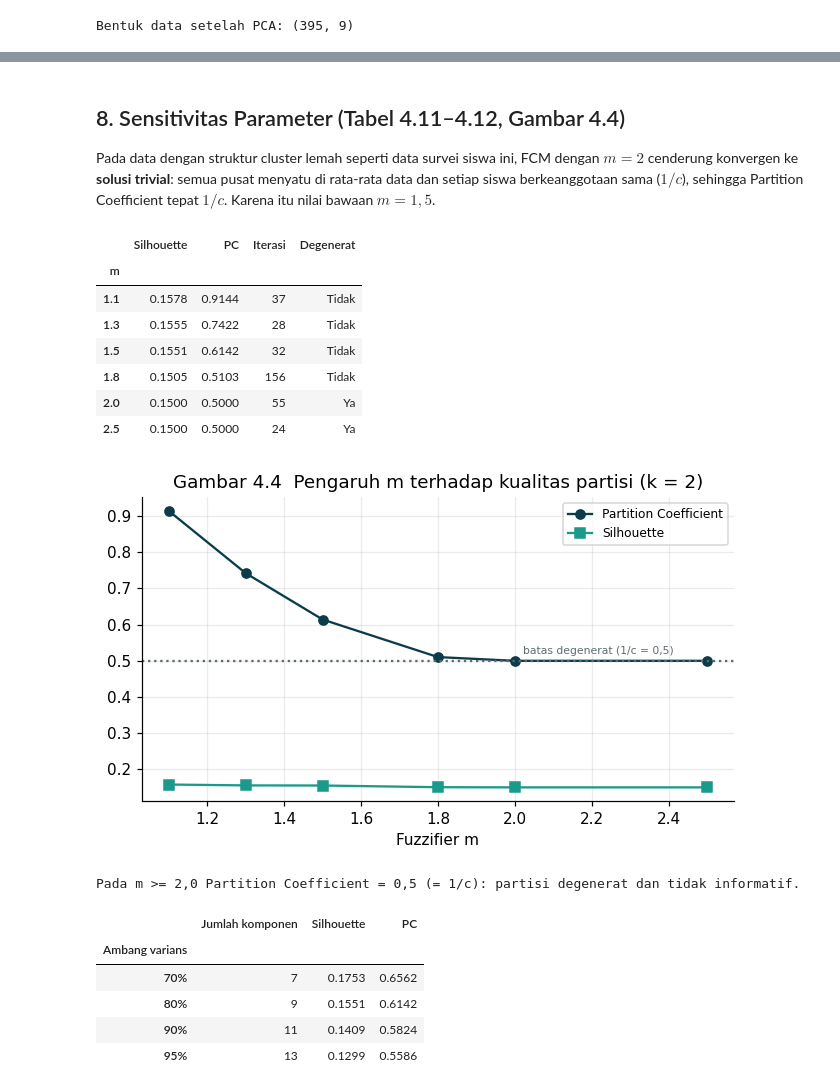
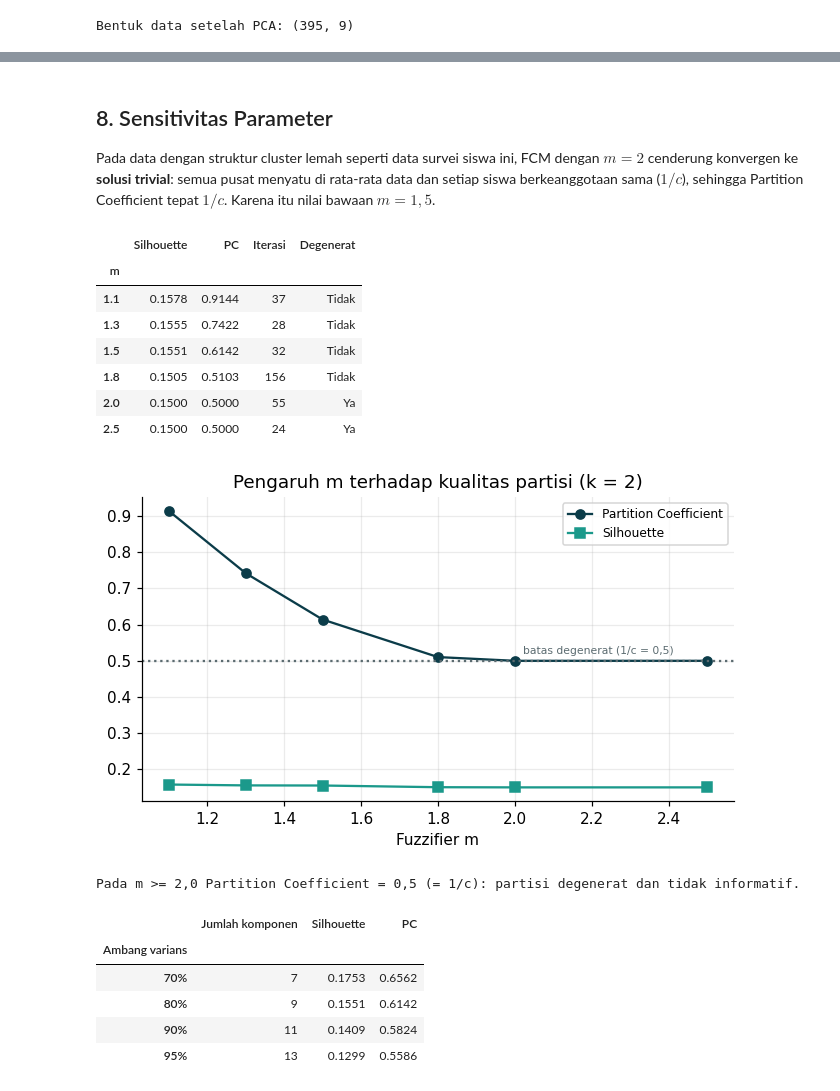
Before and after one commit to Nanda-0101/PROJECT_FUZZY, a Jupyter notebook: notebook/FCM_PCA_Notebook.ipynb, the cells around one changed output, grey strips where cells are left out. Cells and saved outputs as stored; diff of their text form; code cells hidden in the pictures.

```diff
--- a/notebook/FCM_PCA_Notebook.ipynb
+++ b/notebook/FCM_PCA_Notebook.ipynb
@@ -573,30 +557,30 @@ k otomatis (Silhouette tertinggi) = 2  |  k yang dipakai = 2
 # %% [markdown]
-## 8. Sensitivitas Parameter (Tabel 4.11–4.12, Gambar 4.4)
+## 8. Sensitivitas Parameter
 Pada data dengan struktur cluster lemah seperti data survei siswa ini, FCM dengan $m=2$ cenderung konvergen ke **solusi trivial**: semua pusat menyatu di rata-rata data dan setiap siswa berkeanggotaan sama ($1/c$), sehingga Partition Coefficient tepat $1/c$. Karena itu nilai bawaan $m=1{,}5$.
 # %%
 def fit_metrics(Xp, k, m):
     r_ = fcm(Xp, k, m, MAX_ITER, TOL, N_INIT, SEED)
     return dict(Silhouette=silhouette_score(Xp, r_["labels"]), PC=partition_coefficient(r_["U"]),
                 Iterasi=r_["n_iter"], Degenerat="Ya" if is_degenerate(r_["U"]) else "Tidak")
 
 sens_m = pd.DataFrame([dict(m=m_, **fit_metrics(X_pca, 2, m_)) for m_ in [1.1, 1.3, 1.5, 1.8, 2.0, 2.5]]).set_index("m")
 display(sens_m.round(4))
 
 fig, ax = plt.subplots(figsize=(6, 3.7)); ms_ = sens_m.index.values
 ax.plot(ms_, sens_m["PC"], "o-", color=DK, label="Partition Coefficient"); ax.plot(ms_, sens_m["Silhouette"], "s-", color=TL, label="Silhouette")
 ax.axhline(.5, ls=":", color=GR); ax.text(2.02, .52, "batas degenerat (1/c = 0,5)", fontsize=7, color=GR)
-ax.set(xlabel="Fuzzifier m", title="Gambar 4.4  Pengaruh m terhadap kualitas partisi (k = 2)"); ax.legend(fontsize=8); plt.tight_layout(); plt.show()
+ax.set(xlabel="Fuzzifier m", title="Pengaruh m terhadap kualitas partisi (k = 2)"); ax.legend(fontsize=8); plt.tight_layout(); plt.show()
 print("Pada m >= 2,0 Partition Coefficient = 0,5 (= 1/c): partisi degenerat dan tidak informatif.")
 # %% [output]
 |  | Silhouette | PC | Iterasi | Degenerat |
 | m |  |  |  |  |
 | 1.1 | 0.1578 | 0.9144 | 37 | Tidak |
 | 1.3 | 0.1555 | 0.7422 | 28 | Tidak |
 | 1.5 | 0.1551 | 0.6142 | 32 | Tidak |
 | 1.8 | 0.1505 | 0.5103 | 156 | Tidak |
 | 2.0 | 0.1500 | 0.5000 | 55 | Ya |
 | 2.5 | 0.1500 | 0.5000 | 24 | Ya |
-[figure, old version]
+[figure, new version]
 Pada m >= 2,0 Partition Coefficient = 0,5 (= 1/c): partisi degenerat dan tidak informatif.
 # %%
 rows = []
```
Also changed, not shown: parts of 23 cells of this notebook, 1 other file.
